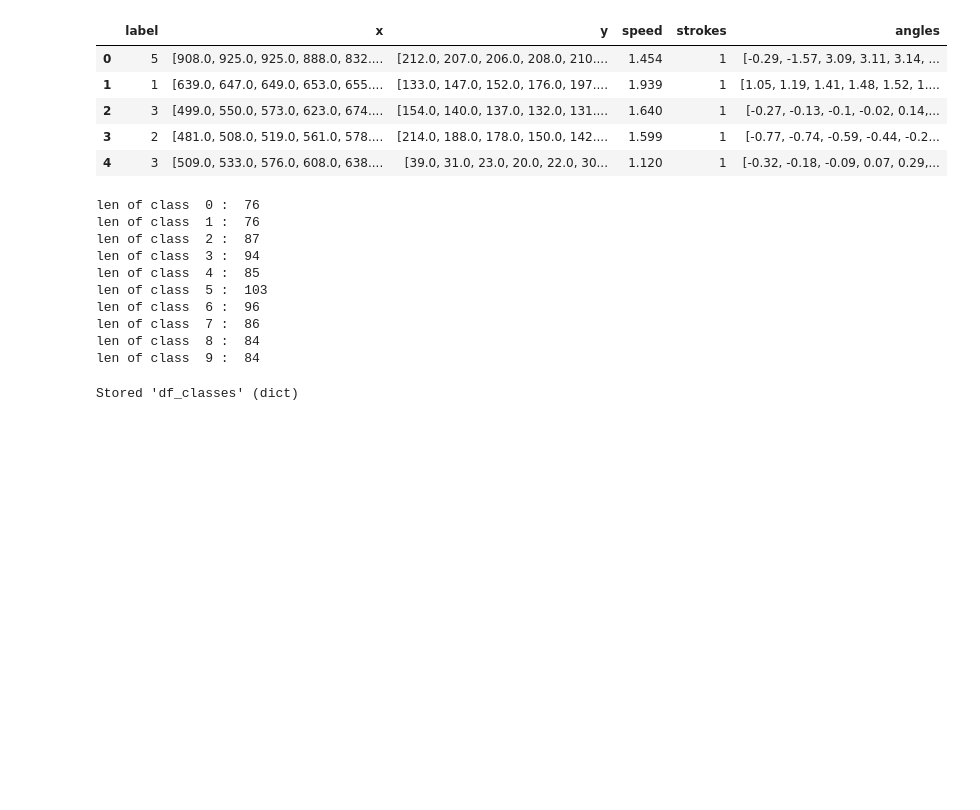
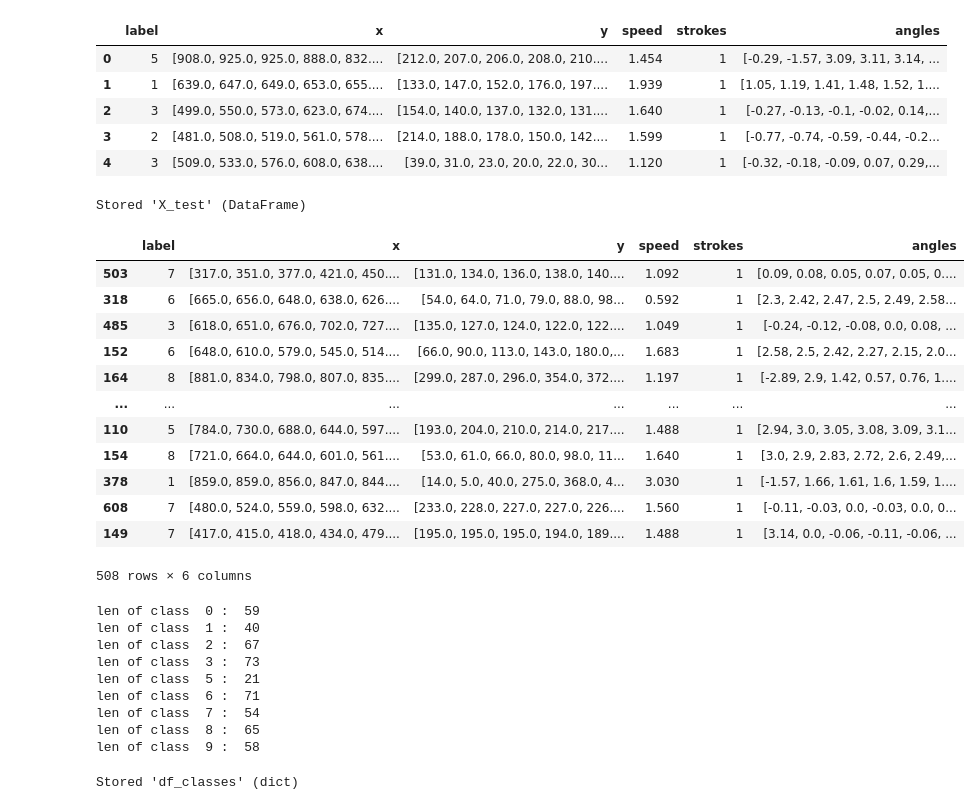
Before and after one commit to thomasverardo/HMM_handwritten_recognition, a Jupyter notebook: scripts/import_dataset.ipynb, the cells around one changed output. Saved outputs shown, nothing was run; the diff lists cells and outputs as text; code cells hidden in the pictures; blank space fills up the shorter version.

```diff
--- a/scripts/import_dataset.ipynb
+++ b/scripts/import_dataset.ipynb
@@ -112,3 +113,6 @@ Name: 12, dtype: object
 # %%
 # Take only a subset of the dataframe
 # df_number_train = df_number_train[:10]  #THEN REMOVE
+
+# RIMUOVO QUELLI CON PIÙ DI UN STROKE PERCHÉ MI ROMPONO IL CAZZO (poi aggiustare)
+df_number_train = df_number_train[df_number_train['strokes'] == 1]
@@ -148,11 +150,34 @@ See the caveats in the documentation: https://pandas.pydata.org/pandas-docs/stab
 | 2 | 3 | [499.0, 550.0, 573.0, 623.0, 674.... | [154.0, 140.0, 137.0, 132.0, 131.... | 1.640 | 1 | [-0.27, -0.13, -0.1, -0.02, 0.14,... |
 | 3 | 2 | [481.0, 508.0, 519.0, 561.0, 578.... | [214.0, 188.0, 178.0, 150.0, 142.... | 1.599 | 1 | [-0.77, -0.74, -0.59, -0.44, -0.2... |
 | 4 | 3 | [509.0, 533.0, 576.0, 608.0, 638.... | [39.0, 31.0, 23.0, 20.0, 22.0, 30... | 1.120 | 1 | [-0.32, -0.18, -0.09, 0.07, 0.29,... |
+# %%
+# train test split
+
+X_train, X_test = train_test_split(df_number_train, test_size=0.2, random_state=42)
+
+%store X_test
+
+X_train
+# %% [output]
+Stored 'X_test' (DataFrame)
+|  | label | x | y | speed | strokes | angles |
+| 503 | 7 | [317.0, 351.0, 377.0, 421.0, 450.... | [131.0, 134.0, 136.0, 138.0, 140.... | 1.092 | 1 | [0.09, 0.08, 0.05, 0.07, 0.05, 0.... |
+| 318 | 6 | [665.0, 656.0, 648.0, 638.0, 626.... | [54.0, 64.0, 71.0, 79.0, 88.0, 98... | 0.592 | 1 | [2.3, 2.42, 2.47, 2.5, 2.49, 2.58... |
+| 485 | 3 | [618.0, 651.0, 676.0, 702.0, 727.... | [135.0, 127.0, 124.0, 122.0, 122.... | 1.049 | 1 | [-0.24, -0.12, -0.08, 0.0, 0.08, ... |
+| 152 | 6 | [648.0, 610.0, 579.0, 545.0, 514.... | [66.0, 90.0, 113.0, 143.0, 180.0,... | 1.683 | 1 | [2.58, 2.5, 2.42, 2.27, 2.15, 2.0... |
+| 164 | 8 | [881.0, 834.0, 798.0, 807.0, 835.... | [299.0, 287.0, 296.0, 354.0, 372.... | 1.197 | 1 | [-2.89, 2.9, 1.42, 0.57, 0.76, 1.... |
+| ... | ... | ... | ... | ... | ... | ... |
+| 110 | 5 | [784.0, 730.0, 688.0, 644.0, 597.... | [193.0, 204.0, 210.0, 214.0, 217.... | 1.488 | 1 | [2.94, 3.0, 3.05, 3.08, 3.09, 3.1... |
+| 154 | 8 | [721.0, 664.0, 644.0, 601.0, 561.... | [53.0, 61.0, 66.0, 80.0, 98.0, 11... | 1.640 | 1 | [3.0, 2.9, 2.83, 2.72, 2.6, 2.49,... |
+| 378 | 1 | [859.0, 859.0, 856.0, 847.0, 844.... | [14.0, 5.0, 40.0, 275.0, 368.0, 4... | 3.030 | 1 | [-1.57, 1.66, 1.61, 1.6, 1.59, 1.... |
+| 608 | 7 | [480.0, 524.0, 559.0, 598.0, 632.... | [233.0, 228.0, 227.0, 227.0, 226.... | 1.560 | 1 | [-0.11, -0.03, 0.0, -0.03, 0.0, 0... |
+| 149 | 7 | [417.0, 415.0, 418.0, 434.0, 479.... | [195.0, 195.0, 195.0, 194.0, 189.... | 1.488 | 1 | [3.14, 0.0, -0.06, -0.11, -0.06, ... |
+508 rows × 6 columns
 # %%
 #Divide the dataframe for each label
 # Since we will contruct a HMM for each label
 
-temp = df_number_train.groupby(['label'])
+temp = X_train.groupby(['label'])
 df_classes = {}
 # for row in df_number_train:
 #     df_classes[row]['label'].append(row)
@@ -195,16 +220,15 @@ for name, group in df_classes.items():
 
 #Divide the dataset into the different classes
 # %% [output]
-len of class  0 :  76
-len of class  1 :  76
-len of class  2 :  87
-len of class  3 :  94
-len of class  4 :  85
-len of class  5 :  103
-len of class  6 :  96
-len of class  7 :  86
-len of class  8 :  84
-len of class  9 :  84
+len of class  0 :  59
+len of class  1 :  40
+len of class  2 :  67
+len of class  3 :  73
+len of class  5 :  21
+len of class  6 :  71
+len of class  7 :  54
+len of class  8 :  65
+len of class  9 :  58
 # %%
 %store df_classes
 # %% [output]
```
Also changed, not shown: parts of 2 cells of this notebook, 11 other files.
